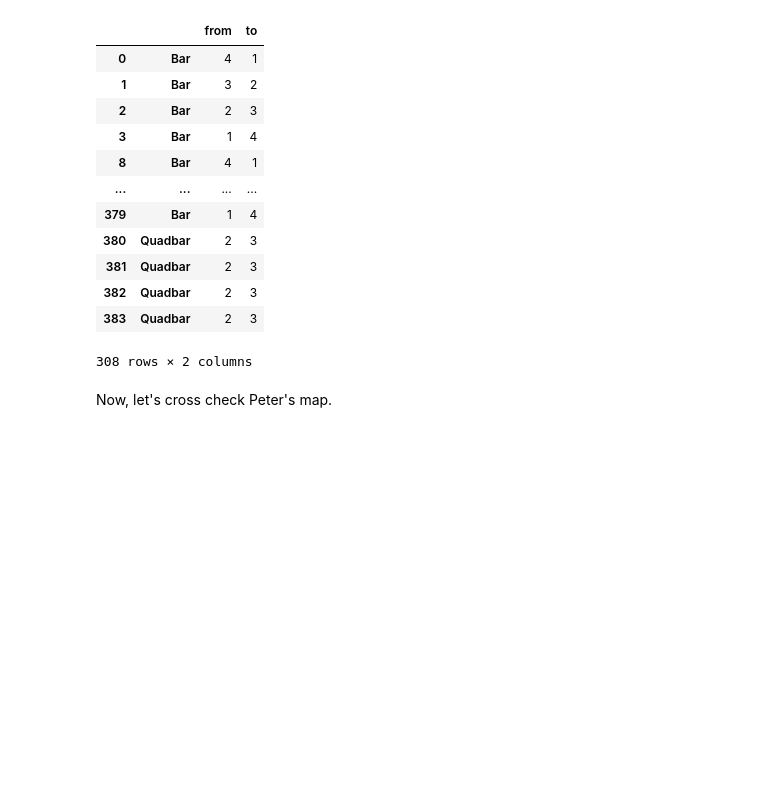
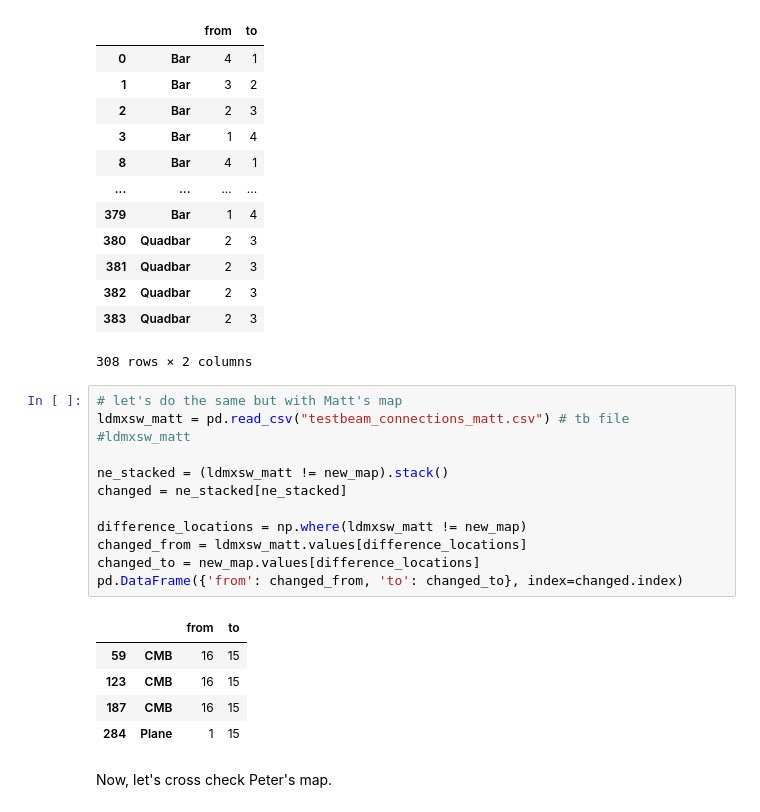
Before and after one commit to LDMX-Software/ldmx-tb-online, a Jupyter notebook: near-offline/hcal/map_maps.ipynb, the cells around one changed output. Drawn from its saved outputs; the diff is of its cells as text; blank space fills up the shorter version.

Commit message:
test matts new map

```diff
--- a/near-offline/hcal/map_maps.ipynb
+++ b/near-offline/hcal/map_maps.ipynb
@@ -300,6 +300,24 @@ pd.DataFrame({'from': changed_from, 'to': changed_to}, index=changed.index)
 | 382 | Quadbar | 2 | 3 |
 | 383 | Quadbar | 2 | 3 |
 308 rows × 2 columns
+# %%
+# let's do the same but with Matt's map
+ldmxsw_matt = pd.read_csv("testbeam_connections_matt.csv") # tb file
+#ldmxsw_matt
+
+ne_stacked = (ldmxsw_matt != new_map).stack()
+changed = ne_stacked[ne_stacked]
+
+difference_locations = np.where(ldmxsw_matt != new_map)
+changed_from = ldmxsw_matt.values[difference_locations]
+changed_to = new_map.values[difference_locations]
+pd.DataFrame({'from': changed_from, 'to': changed_to}, index=changed.index)
+# %% [output]
+|  |  | from | to |
+| 59 | CMB | 16 | 15 |
+| 123 | CMB | 16 | 15 |
+| 187 | CMB | 16 | 15 |
+| 284 | Plane | 1 | 15 |
 # %% [markdown]
 Now, let's cross check Peter's map.
 # %%
```
Also changed, not shown: parts of 2 cells of this notebook.
